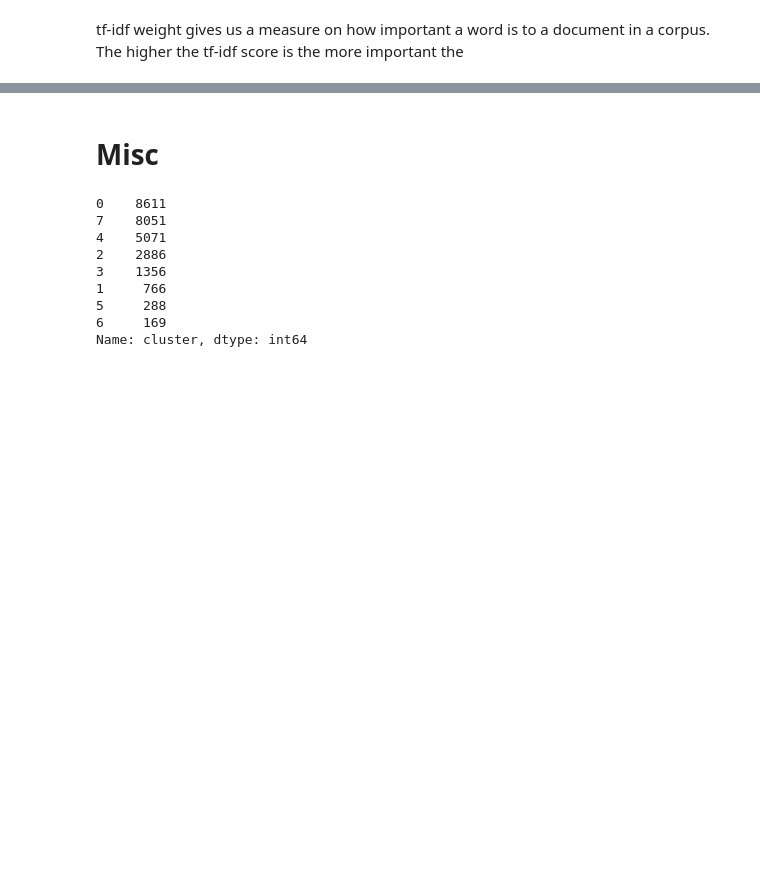
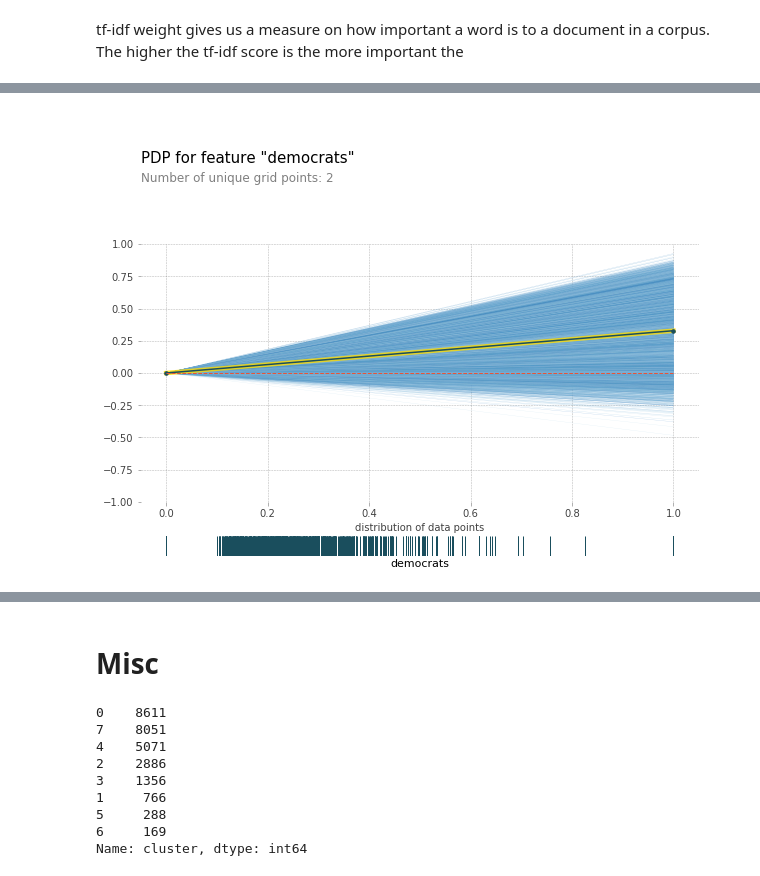
Before and after one commit to Alpha-1787/W266-Final-Project, a Jupyter notebook: Political-Leaning-Classification.ipynb, the cells around one changed output, grey strips where cells are left out. Cells and saved outputs as stored; diff of their text form; code cells hidden in the pictures; blank space fills up the shorter version.

```diff
--- a/Political-Leaning-Classification.ipynb
+++ b/Political-Leaning-Classification.ipynb
@@ -491,0 +505,4 @@ post_df.head()
+# %%
+plot_ice('democrats')
+# %% [output]
+[figure, added]
```
Also changed, not shown: parts of 40 cells of this notebook.
